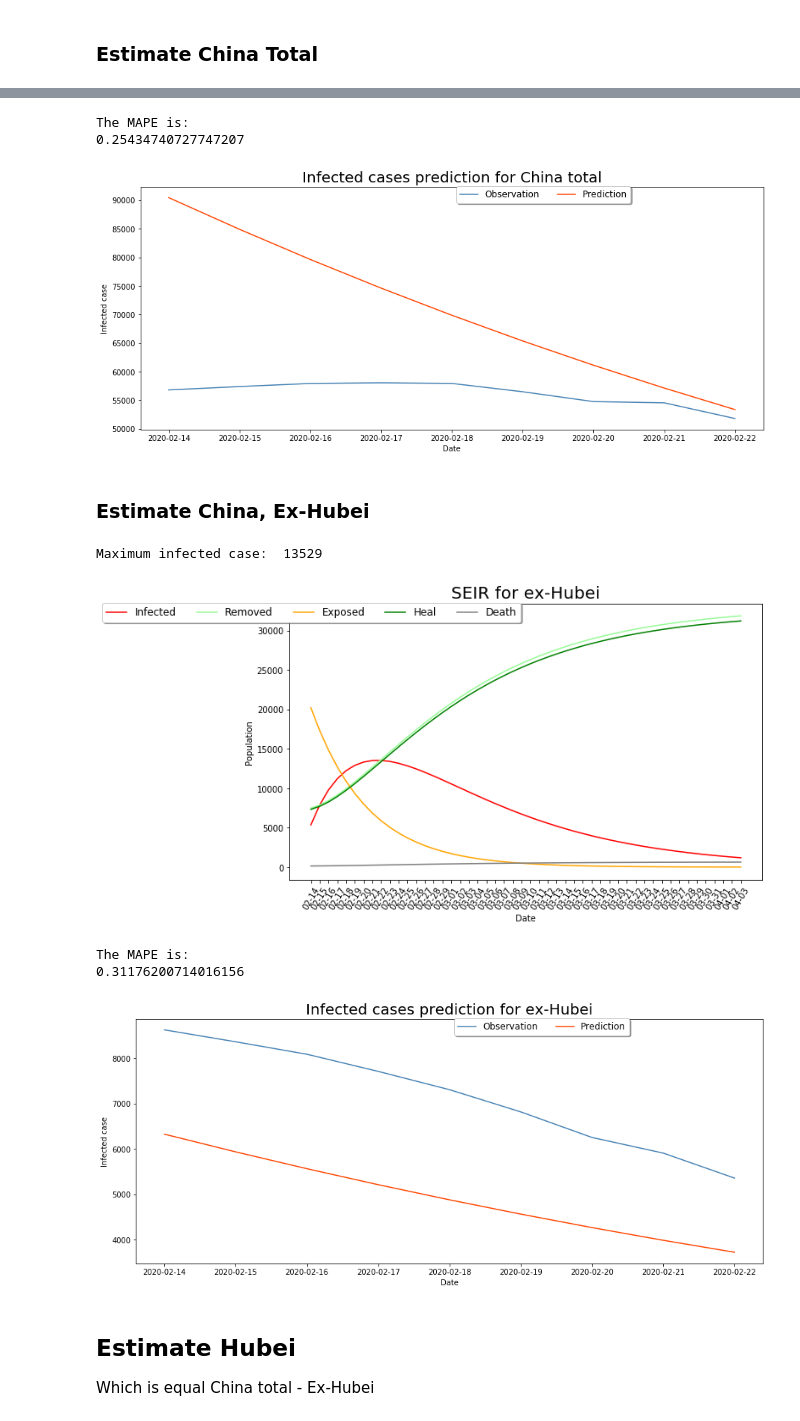
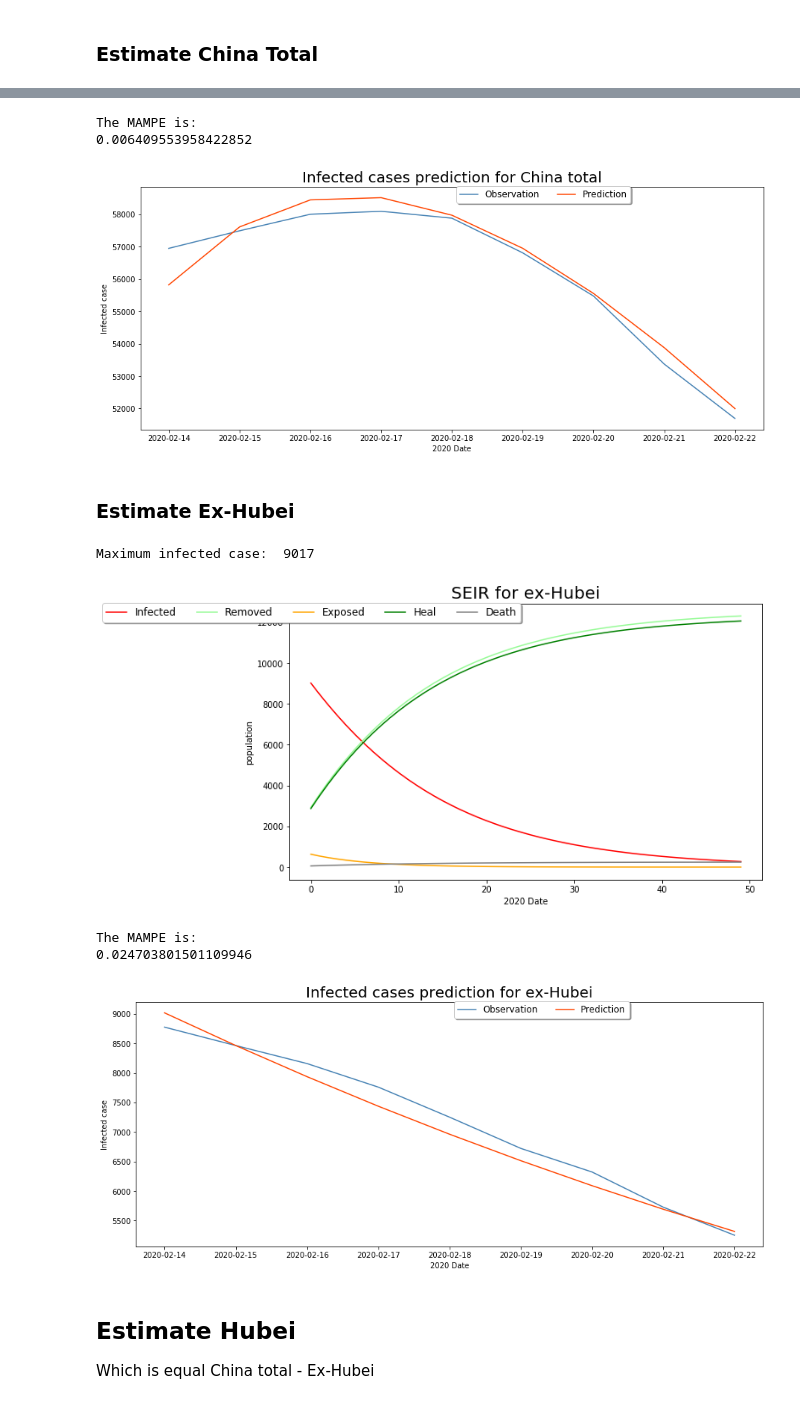
Before and after one commit to docligot/CoronaTracker-simulteModel, a Jupyter notebook: mcmc_SEIR/Forecast_by_MCMC_SEIR.ipynb, the cells around one changed output, grey strips where cells are left out. Cells and saved outputs as stored; diff of their text form; code cells hidden in the pictures.

```diff
--- a/mcmc_SEIR/Forecast_by_MCMC_SEIR.ipynb
+++ b/mcmc_SEIR/Forecast_by_MCMC_SEIR.ipynb
@@ -134,13 +69,10 @@ China_total_dxy.tail(30)
 # %%
-## use the observation（2020-02-14）as the initial point in the new SEIR model
-## the test data is from 2020-02-14 to 2020-02-22
+## use the observation（2020-02-13）as the initial point in the new SEIR model
+## the test data is from 2020-02-14-2020-02-22
 population = China_population
-
 # I is the net confirmed cases (total confirmed case - heal - died)
 I0 = list(China_total['I'])[-1]
 R0 = list(China_total['R'])[-1]
-
-# suppose the incubation period takes 6 days and therefore the number of Exposed persons today is approximately
-# the number of Suspected person 6 days ago
-E0 = China_total_dxy['E'].iloc[-1] * 30
+# suppose the total number of individuals within incubation period is 4 time of current suscepted cases
+E0 = list(China_total['E'])[-1] *4
 S0 = population - I0 - E0 - R0
@@ -156,7 +79,8 @@ rateIR = 1/infectious_duration # recovery rate
+# %%
+est_beta = 2265.6/China_population # based on MCMC result
+population = China_population
 # %%
 result = run_SEIR(Est_beta = est_beta, econ=50, E0=E0, R0=R0, I0 = I0, population=China_population,
              rateIR=1/14, rateAl = 1/7,
-             title = 'SEIR for China total', death_rate=0.02, show_Sus = False,\
-                  starting_point = China_total['Date'].max()+datetime.timedelta(days=1))
-result['Date'] = list((China_total['Date'].min() + datetime.timedelta(days=x)).strftime('%Y-%m-%d') for x in range(50))
+             title = 'SEIR for China total', death_rate=0.02, show_Sus = False)
 # %% [output]
@@ -166,49 +90,46 @@ Maximum infected case:  187422
 """
 Calculate MAPE test score using SEIR model result
 """
-test = SIR_data[SIR_data['Date'] >= datetime.datetime(2020, 2, 14)]
-test = test[test['Country']=='China'].groupby('Date').agg({'Confirmed':'sum','R':'sum','I':'sum'}).reset_index()
+test = get_China_total(SIR_data[SIR_data['date'] >= datetime.datetime(2020, 2, 14)])
 plot_test_data_with_MAPE(test, result, 'Infected cases prediction for China total')
 # %% [output]
-The MAPE is:
-0.25434740727747207
+The MAMPE is:
+0.006409553958422852
-[figure, old version]
+[figure, new version]
 # %% [markdown]
-### Estimate China, Ex-Hubei
+### Estimate Ex-Hubei
 # %%
-NotHubei = df[(df['Country']=='China')&(df['Province']!='Hubei')].groupby('Date')\
-            .agg({'Confirmed':'sum','R':'sum','I':'sum'}).reset_index()
+NotHubei = get_China_exclude_province(China_df, "Hubei Province")
 
-nothubei_dxy = get_China_exclude_province(China_dxy,"Hubei Province")
+NotHubei["E"] = NotHubei["E"] * 1/4 # suppose the number of exposed cases outside Hubei
+
 
 population = China_population - Hubei_population
-est_beta = 402/population # based on MCMC result
+est_beta = 408.2/population # based on MCMC result
+
 
 ## use the last observation as the initial point in the new SEIR model
 I0 = list(NotHubei['I'])[-1]
 R0 = list(NotHubei['R'])[-1]
-E0 = nothubei_dxy['E'].iloc[-1]*2
+E0 = list(NotHubei['E'])[-1] * 1/4 # suppose the number of exposed cases outside Hubei
 S0 = population - I0 - E0 - R0
 
 result2 = run_SEIR(Est_beta = est_beta, econ=50, E0=E0, R0=R0, I0 = I0, population=population,
              rateIR=1/14, rateAl = 1/7,
-             title = 'SEIR for ex-Hubei', death_rate=0.02, show_Sus = False,\
-                  starting_point = NotHubei['Date'].max()+datetime.timedelta(days=1))
-
-result2['Date'] = list((NotHubei['Date'].min() + datetime.timedelta(days=x)).strftime('%Y-%m-%d') for x in range(50))
+             title = 'SEIR for ex-Hubei', death_rate=0.02, show_Sus = False)
 
 """
 Calculate MAPE test score using SEIR model result
 """
-test = SIR_data[SIR_data['Date'] >= datetime.datetime(2020, 2, 14)]
-test = test[(test['Country']=='China')&(test['Province']!='Hubei')].groupby('Date').agg({'Confirmed':'sum','R':'sum','I':'sum'}).reset_index()
+China_df_test = SIR_data[SIR_data['date'] >= datetime.datetime(2020, 2, 14)]
+test = get_China_exclude_province(China_df_test, "Hubei Province")
 plot_test_data_with_MAPE(test, result2, 'Infected cases prediction for ex-Hubei')
 # %% [output]
-Maximum infected case:  13529
+Maximum infected case:  9017
-[figure, old version]
+[figure, new version]
-The MAPE is:
-0.31176200714016156
+The MAMPE is:
+0.024703801501109946
-[figure, old version]
+[figure, new version]
 # %% [markdown]
 ## Estimate Hubei
 Which is equal China total - Ex-Hubei
```
Also changed, not shown: parts of 16 cells of this notebook, 3 other files.
